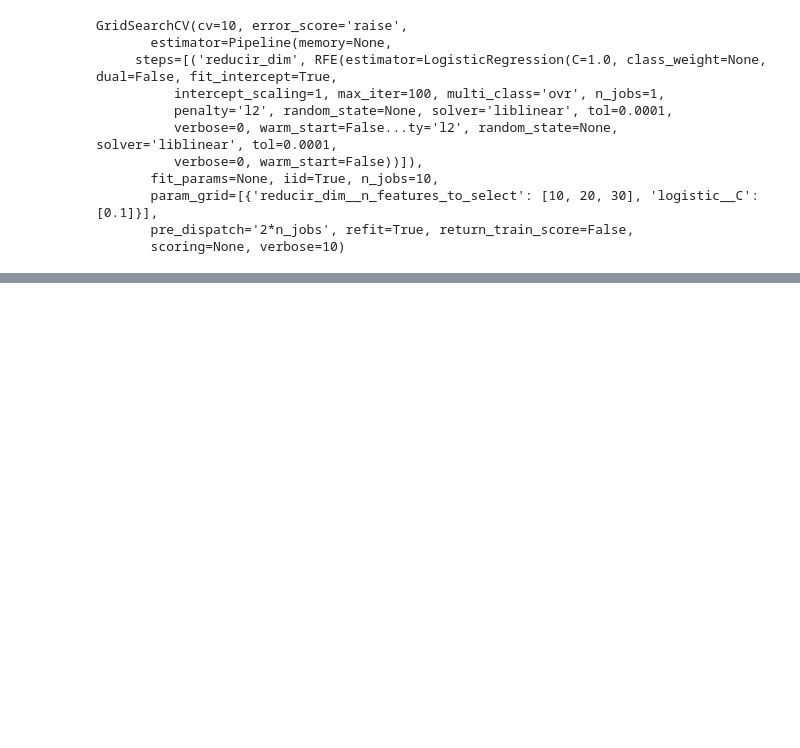
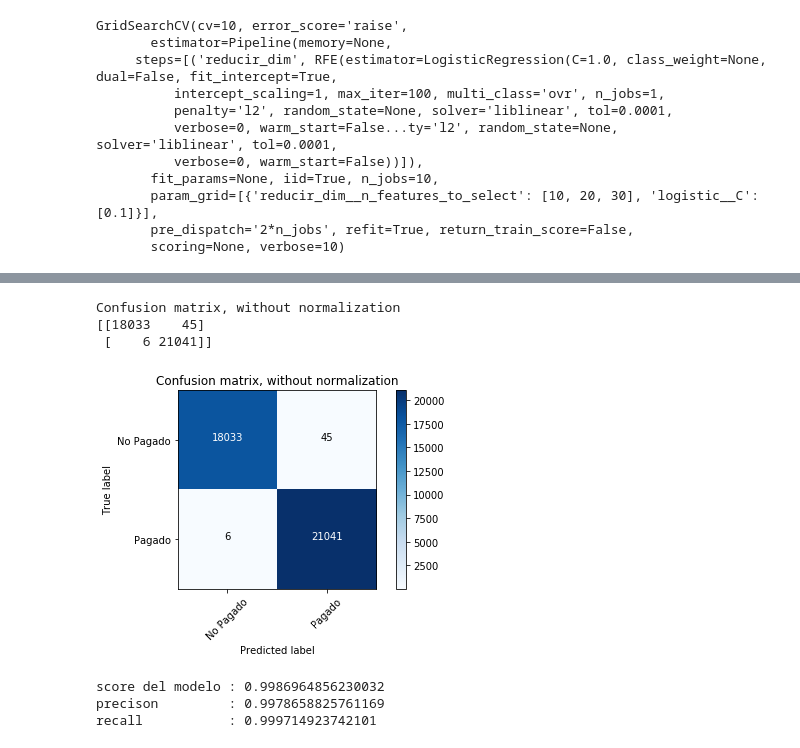
Before and after one commit to keyvhinng/loan-data-ml-project, a Jupyter notebook: Experimentacion_Principal.ipynb, the cells around one changed output, grey strips where cells are left out. Drawn from its saved outputs; the diff is of its cells as text; code cells hidden in the pictures; blank space fills up the shorter version.

Commit message:
chore: extraccion de caracteristicas por clasificador

```diff
--- a/Experimentacion_Principal.ipynb
+++ b/Experimentacion_Principal.ipynb
@@ -764,0 +713,4 @@ array([False,  True,  True,  True,  True,  True,  True,  True,  True,
+# %%
+# Construccion del clasificador con instancias comunes
+clf = RandomForestClassifier(n_estimators=10, max_depth=None, min_samples_split=2, random_state=0)
+clf.fit(X_trainval_reduced, y_trainval)
@@ -764,0 +731,3 @@ array([False,  True,  True,  True,  True,  True,  True,  True,  True,
+# %%
+# Se predice la clase para los datos de prueba
+y_pred = clf.predict(X_test_reduced)
@@ -764,0 +770,16 @@ array([False,  True,  True,  True,  True,  True,  True,  True,  True,
+# %%
+# matriz de confusion
+cnf_matrix = confusion_matrix(y_test, y_pred)
+# %%
+# Etiqueta de las clases
+class_names = ['No Pagado','Pagado']
+# %%
+# Se genera la grafica de la matriz de confusion
+plt.figure()
+plot_confusion_matrix(cnf_matrix, classes=class_names,
+                      title='Confusion matrix, without normalization')
+# %% [output]
+Confusion matrix, without normalization
+[[18033    45]
+ [    6 21041]]
+[figure, added]
@@ -764,0 +793,9 @@ array([False,  True,  True,  True,  True,  True,  True,  True,  True,
+# %%
+# Se imprimen las metricas para evaluar los resultados
+print(f'score del modelo : {clf.score(X_test_reduced, y_test)}')
+print(f'precison         : {(tp)/(tp+fp)}')
+print(f'recall           : {tp/(tp+fn)}')
+# %% [output]
+score del modelo : 0.9986964856230032
+precison         : 0.9978658825761169
+recall           : 0.999714923742101
```
Also changed, not shown: parts of 32 cells of this notebook.
